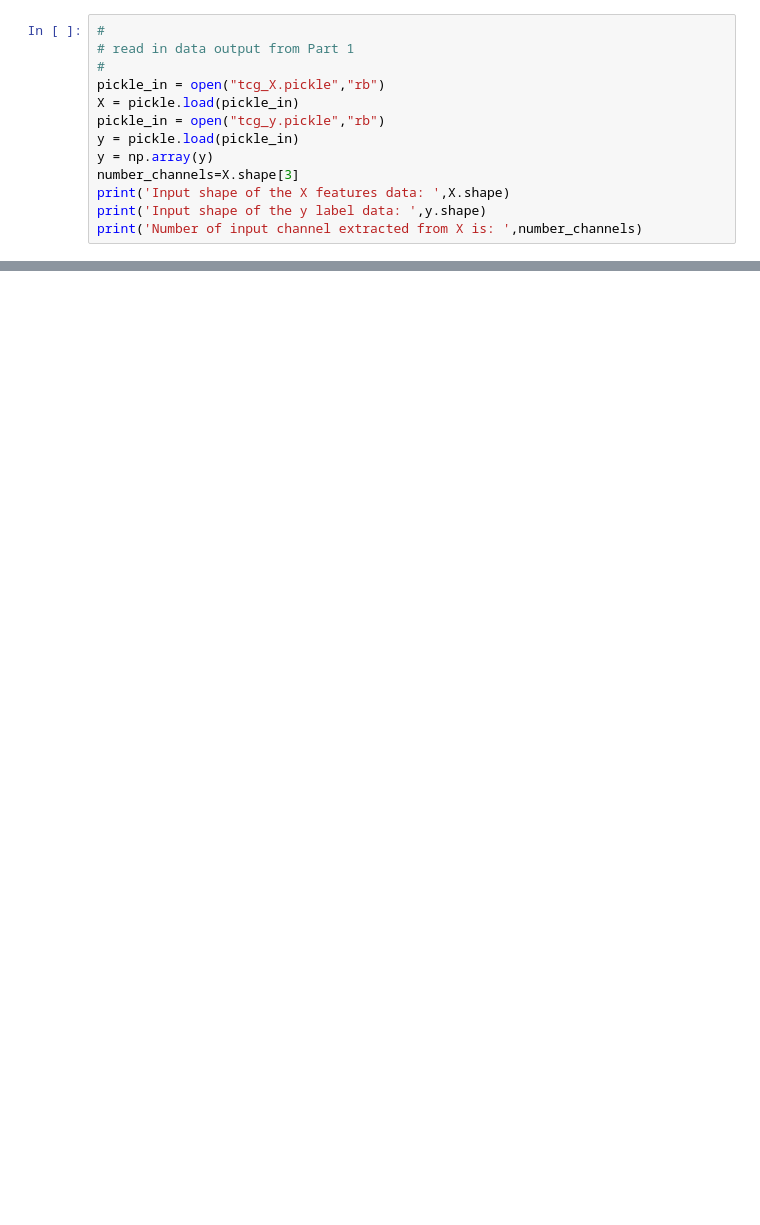
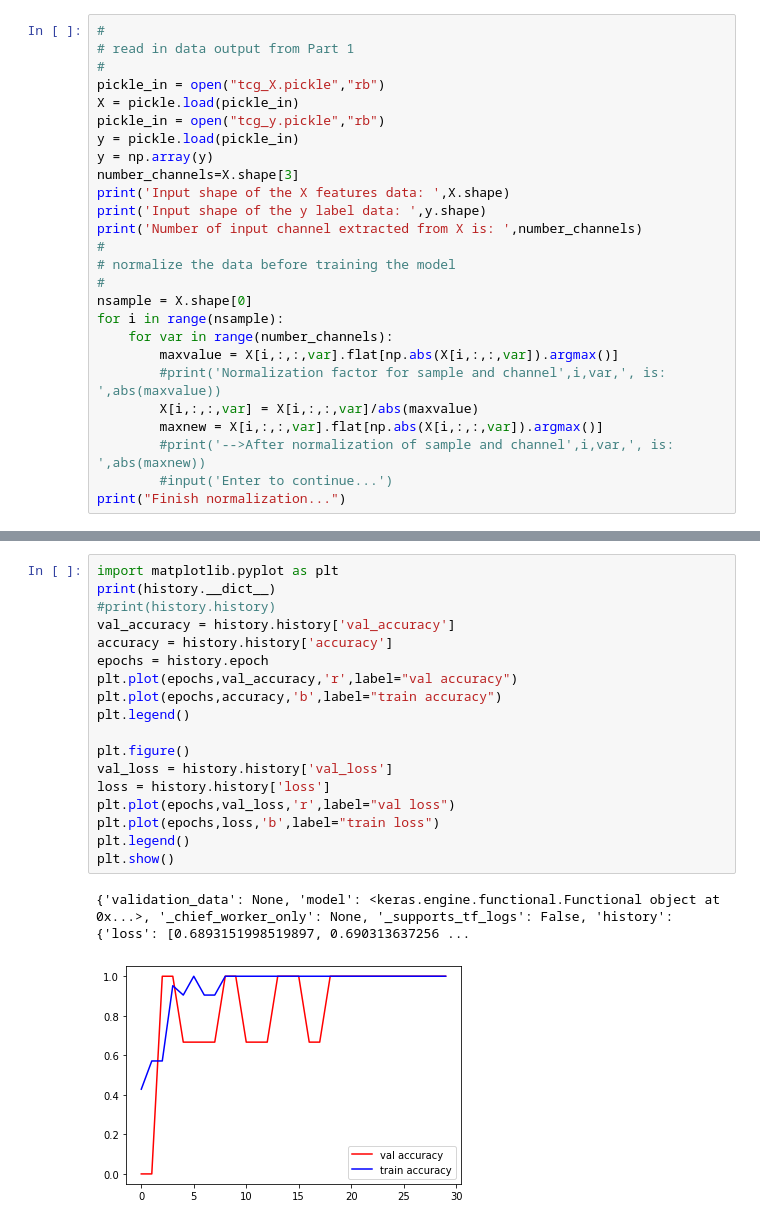
Before and after one commit to kieucq/tcg_deep_learning_carbonate, a Jupyter notebook: tcg_CNN_p2b.ipynb, the cells around one changed output, grey strips where cells are left out. Drawn from its saved outputs; the diff is of its cells as text; blank space fills up the shorter version.

Commit message:
Update functional model for step 2

```diff
--- a/tcg_CNN_p2b.ipynb
+++ b/tcg_CNN_p2b.ipynb
@@ -59,6 +54,19 @@ number_channels=X.shape[3]
 print('Input shape of the X features data: ',X.shape)
 print('Input shape of the y label data: ',y.shape)
 print('Number of input channel extracted from X is: ',number_channels)
+#
+# normalize the data before training the model
+#
+nsample = X.shape[0]
+for i in range(nsample):
+    for var in range(number_channels):
+        maxvalue = X[i,:,:,var].flat[np.abs(X[i,:,:,var]).argmax()]
+        #print('Normalization factor for sample and channel',i,var,', is: ',abs(maxvalue))
+        X[i,:,:,var] = X[i,:,:,var]/abs(maxvalue)
+        maxnew = X[i,:,:,var].flat[np.abs(X[i,:,:,var]).argmax()]
+        #print('-->After normalization of sample and channel',i,var,', is: ',abs(maxnew))
+        #input('Enter to continue...')
+print("Finish normalization...")
 # %% [output]
 Input shape of the X features data:  (24, 30, 30, 12)
 Input shape of the y label data:  (24,)
@@ -157,0 +194,21 @@ INFO:tensorflow:Assets written to: tcg_CNN.model/assets
+# %%
+import matplotlib.pyplot as plt
+print(history.__dict__)
+#print(history.history)
+val_accuracy = history.history['val_accuracy']
+accuracy = history.history['accuracy']
+epochs = history.epoch
+plt.plot(epochs,val_accuracy,'r',label="val accuracy")
+plt.plot(epochs,accuracy,'b',label="train accuracy")
+plt.legend()
+
+plt.figure()
+val_loss = history.history['val_loss']
+loss = history.history['loss']
+plt.plot(epochs,val_loss,'r',label="val loss")
+plt.plot(epochs,loss,'b',label="train loss")
+plt.legend()
+plt.show()
+# %% [output]
+{'validation_data': None, 'model': <keras.engine.functional.Functional object at 0x...>, '_chief_worker_only': None, '_supports_tf_logs': False, 'history': {'loss': [0.6893151998519897, 0.690313637256 ...
+[figure, added]
```
Also changed, not shown: parts of 5 cells of this notebook.
